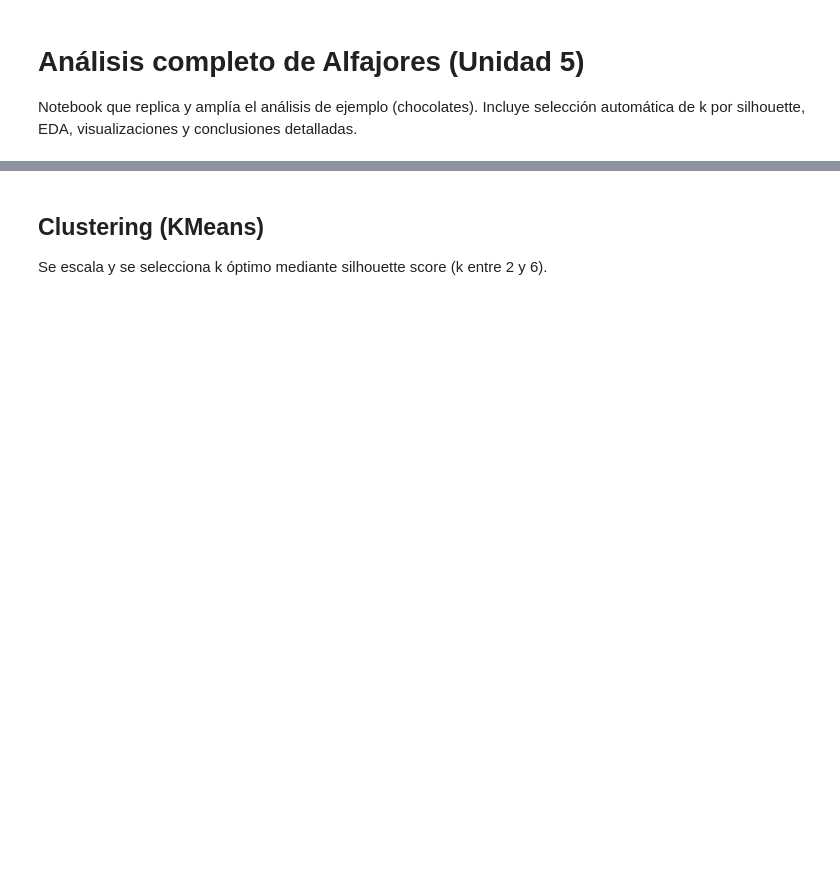
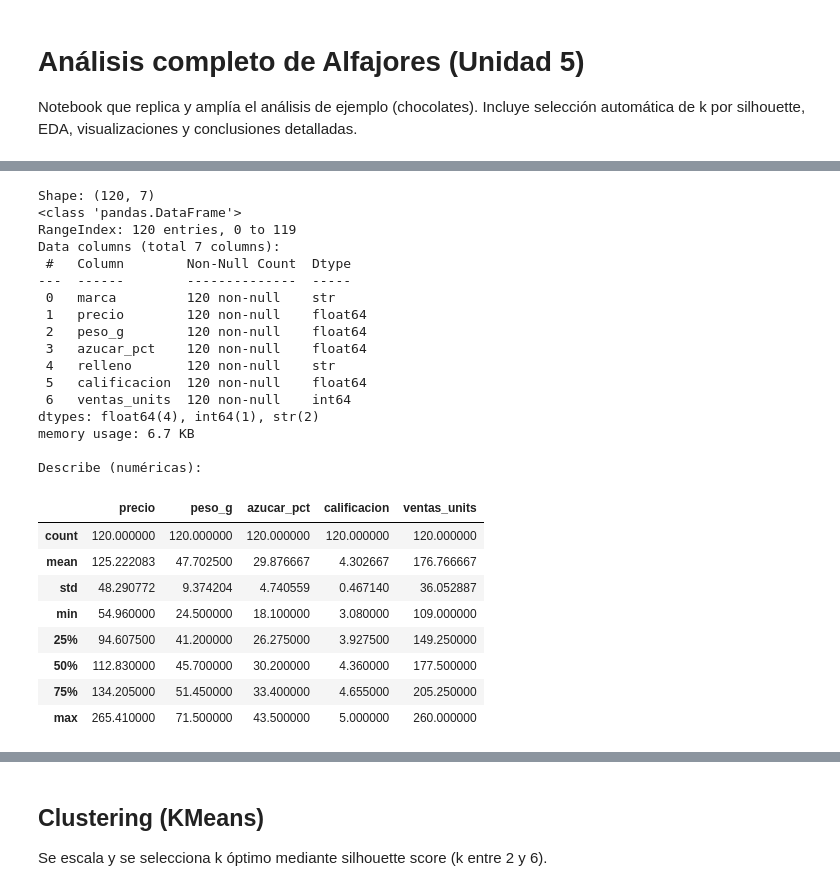
Before and after one commit to Ferz185/MAD1_Practica_2026, a Jupyter notebook: Unidad 5/U5_alfajores_analisis.ipynb, the cells around one changed output, grey strips where cells are left out. Saved outputs shown, nothing was run; the diff lists cells and outputs as text; code cells hidden in the pictures; blank space fills up the shorter version.

```diff
--- a/Unidad 5/U5_alfajores_analisis.ipynb
+++ b/Unidad 5/U5_alfajores_analisis.ipynb
@@ -20,11 +27,37 @@ df.head()
 # %%
 # Información y estadísticos
 print('Shape:', df.shape)
 df.info()
 
-print('
-Describe (numéricas):')
+print('\nDescribe (numéricas):')
 df.select_dtypes(include=[np.number]).describe()
+# %% [output]
+Shape: (120, 7)
+<class 'pandas.DataFrame'>
+RangeIndex: 120 entries, 0 to 119
+Data columns (total 7 columns):
+ #   Column        Non-Null Count  Dtype
+---  ------        --------------  -----
+ 0   marca         120 non-null    str
+ 1   precio        120 non-null    float64
+ 2   peso_g        120 non-null    float64
+ 3   azucar_pct    120 non-null    float64
+ 4   relleno       120 non-null    str
+ 5   calificacion  120 non-null    float64
+ 6   ventas_units  120 non-null    int64
+dtypes: float64(4), int64(1), str(2)
+memory usage: 6.7 KB
+
+Describe (numéricas):
+|  | precio | peso_g | azucar_pct | calificacion | ventas_units |
+| count | 120.000000 | 120.000000 | 120.000000 | 120.000000 | 120.000000 |
+| mean | 125.222083 | 47.702500 | 29.876667 | 4.302667 | 176.766667 |
+| std | 48.290772 | 9.374204 | 4.740559 | 0.467140 | 36.052887 |
+| min | 54.960000 | 24.500000 | 18.100000 | 3.080000 | 109.000000 |
+| 25% | 94.607500 | 41.200000 | 26.275000 | 3.927500 | 149.250000 |
+| 50% | 112.830000 | 45.700000 | 30.200000 | 4.360000 | 177.500000 |
+| 75% | 134.205000 | 51.450000 | 33.400000 | 4.655000 | 205.250000 |
+| max | 265.410000 | 71.500000 | 43.500000 | 5.000000 | 260.000000 |
 # %%
 # Limpieza rápida y preparación
 df = df.copy()
```
Also changed, not shown: parts of 10 cells of this notebook, 2 other files.
